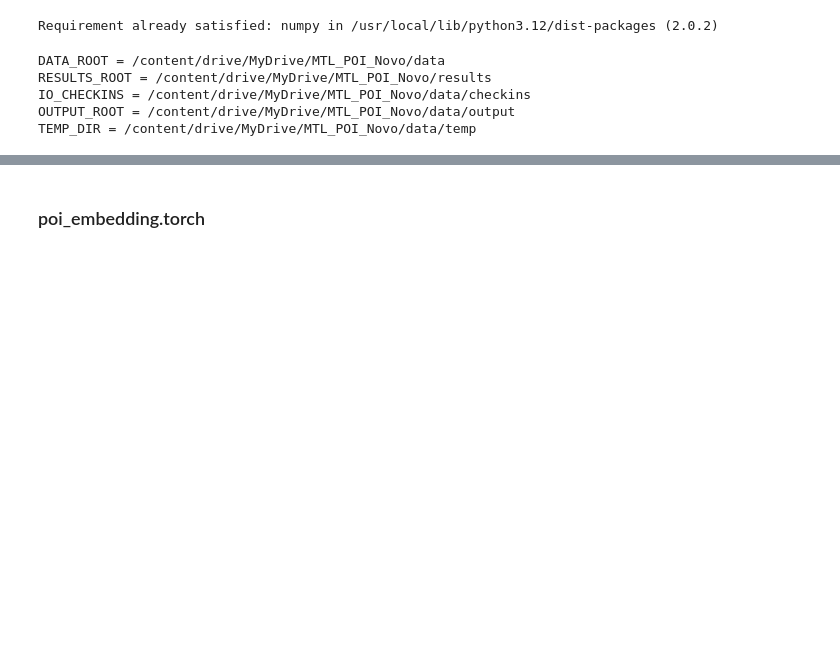
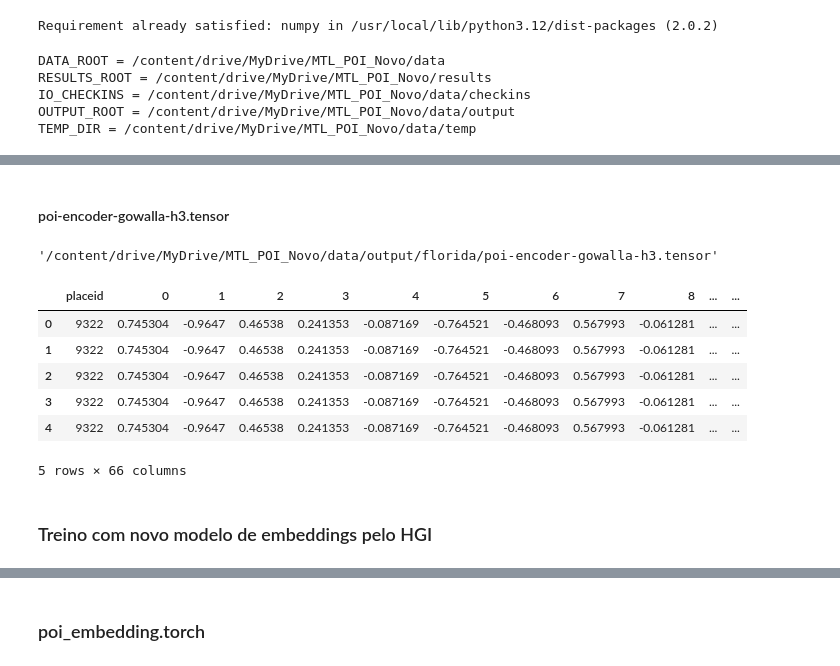
Before and after one commit to TarikSalles/POC-MTLPOI-Embeddings, a Jupyter notebook: MTLPoi_Novo.ipynb, the cells around one changed output, grey strips where cells are left out. Drawn from its saved outputs; the diff is of its cells as text; code cells hidden in the pictures; blank space fills up the shorter version.

```diff
--- a/MTLPoi_Novo.ipynb
+++ b/MTLPoi_Novo.ipynb
@@ -83,0 +945,12 @@ os.makedirs(output_state_dir, exist_ok=True)
+# %% [markdown]
+#### poi-encoder-gowalla-h3.tensor
+# %%
+import os
+
+arquivo_origem = os.path.join(diretorio_region_embedding,"poi-encoder-gowalla-h3.tensor")
+output_state_dir = f"{diretorio_principal}/data/output/{ESTADO}"
+os.makedirs(output_state_dir, exist_ok=True)
+arquivo_destino = os.path.join(output_state_dir, "poi-encoder-gowalla-h3.tensor")
+shutil.copy(arquivo_origem, arquivo_destino)
+# %% [output]
+'/content/drive/MyDrive/MTL_POI_Novo/data/output/florida/poi-encoder-gowalla-h3.tensor'
@@ -83,0 +1036,3 @@ os.makedirs(output_state_dir, exist_ok=True)
+# %%
+W =load_embedding_matrix(tensor_path)
+out_df = build_output_df(pois_path, W, filtrado_path)
@@ -83,0 +1042,12 @@ os.makedirs(output_state_dir, exist_ok=True)
+# %%
+out_df.head()
+# %% [output]
+|  | placeid | 0 | 1 | 2 | 3 | 4 | 5 | 6 | 7 | 8 | ... | ... |
+| 0 | 9322 | 0.745304 | -0.9647 | 0.46538 | 0.241353 | -0.087169 | -0.764521 | -0.468093 | 0.567993 | -0.061281 | ... | ... |
+| 1 | 9322 | 0.745304 | -0.9647 | 0.46538 | 0.241353 | -0.087169 | -0.764521 | -0.468093 | 0.567993 | -0.061281 | ... | ... |
+| 2 | 9322 | 0.745304 | -0.9647 | 0.46538 | 0.241353 | -0.087169 | -0.764521 | -0.468093 | 0.567993 | -0.061281 | ... | ... |
+| 3 | 9322 | 0.745304 | -0.9647 | 0.46538 | 0.241353 | -0.087169 | -0.764521 | -0.468093 | 0.567993 | -0.061281 | ... | ... |
+| 4 | 9322 | 0.745304 | -0.9647 | 0.46538 | 0.241353 | -0.087169 | -0.764521 | -0.468093 | 0.567993 | -0.061281 | ... | ... |
+5 rows × 66 columns
+# %% [markdown]
+### Treino com novo modelo de embeddings pelo HGI
```
Also changed, not shown: parts of 185 cells of this notebook, 1 other file.
